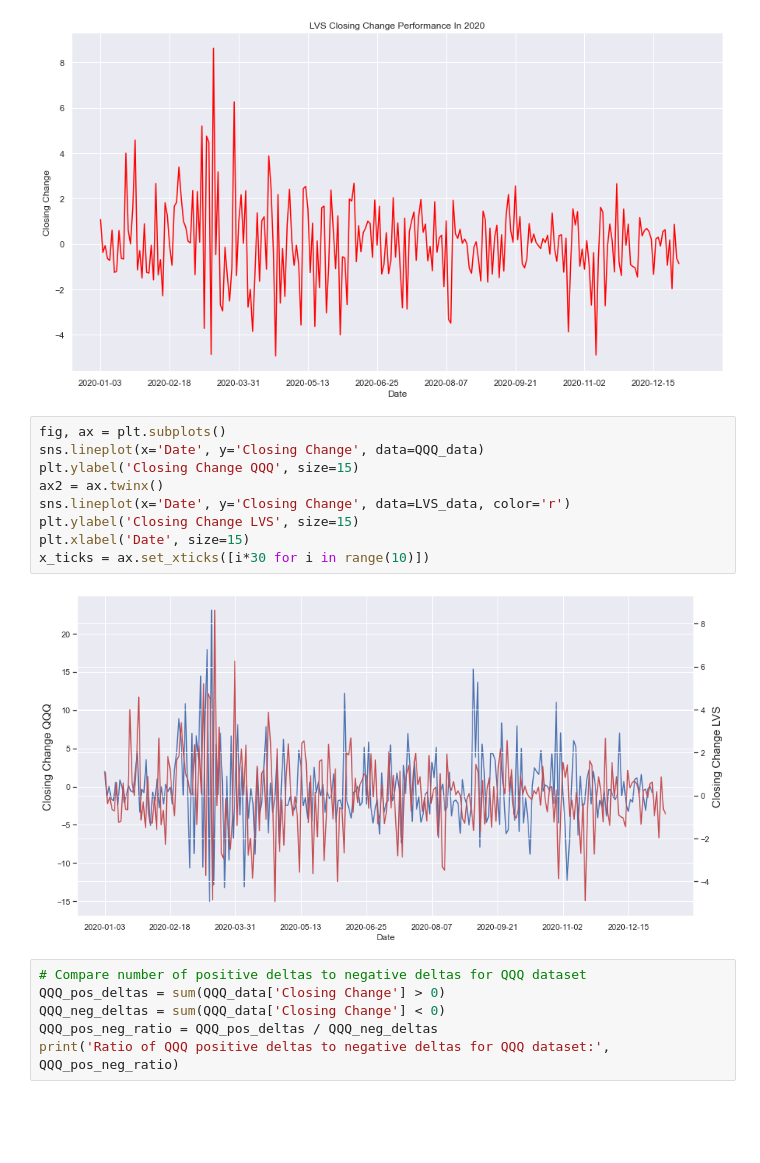
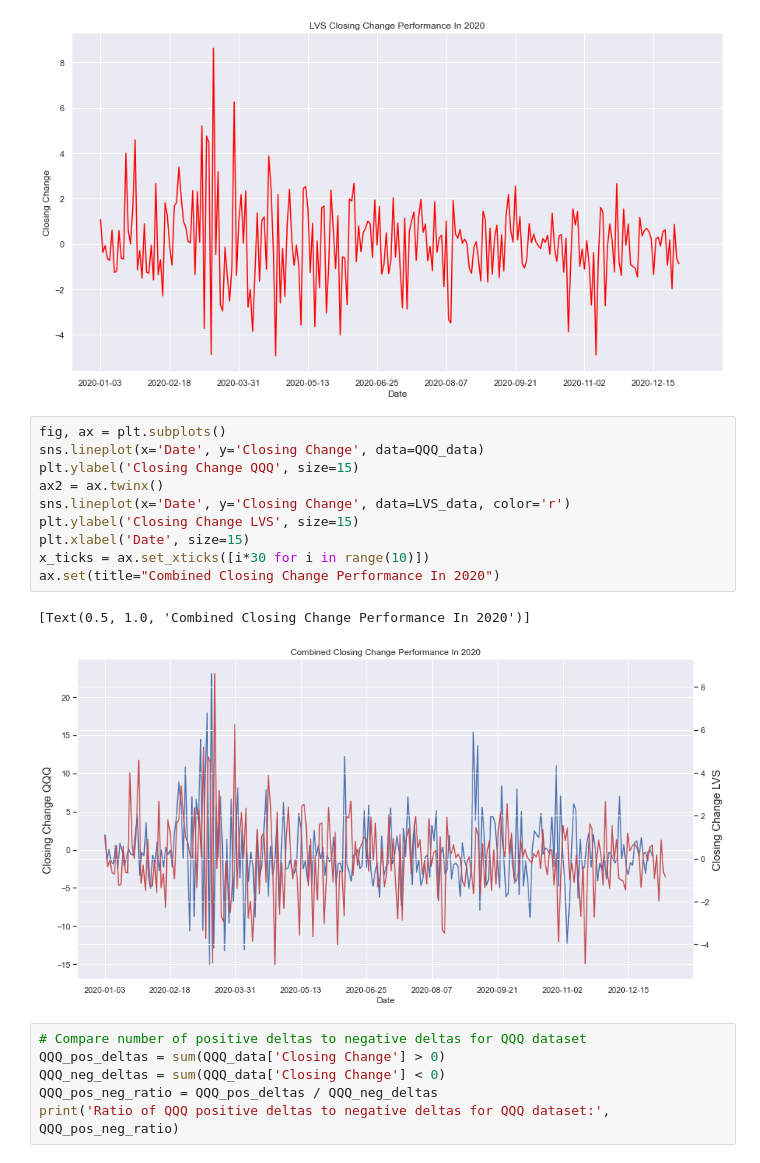
Before and after one commit to cpozuelos1/COGS_108_Final_Project, a Jupyter notebook: FinalProjectGroup071_Wi22.ipynb, the cells around one changed output. Cells and saved outputs as stored; diff of their text form; blank space fills up the shorter version.

Commit message:
added last title

```diff
--- a/FinalProjectGroup071_Wi22.ipynb
+++ b/FinalProjectGroup071_Wi22.ipynb
@@ -386,14 +386,16 @@ ax.set(title="LVS Closing Change Performance In 2020")
 # %%
 fig, ax = plt.subplots()
 sns.lineplot(x='Date', y='Closing Change', data=QQQ_data)
 plt.ylabel('Closing Change QQQ', size=15)
 ax2 = ax.twinx()
 sns.lineplot(x='Date', y='Closing Change', data=LVS_data, color='r')
 plt.ylabel('Closing Change LVS', size=15)
 plt.xlabel('Date', size=15)
 x_ticks = ax.set_xticks([i*30 for i in range(10)])
+ax.set(title="Combined Closing Change Performance In 2020")
 # %% [output]
+[Text(0.5, 1.0, 'Combined Closing Change Performance In 2020')]
-[figure, old version]
+[figure, new version]
 # %%
 # Compare number of positive deltas to negative deltas for QQQ dataset
 QQQ_pos_deltas = sum(QQQ_data['Closing Change'] > 0)
```
